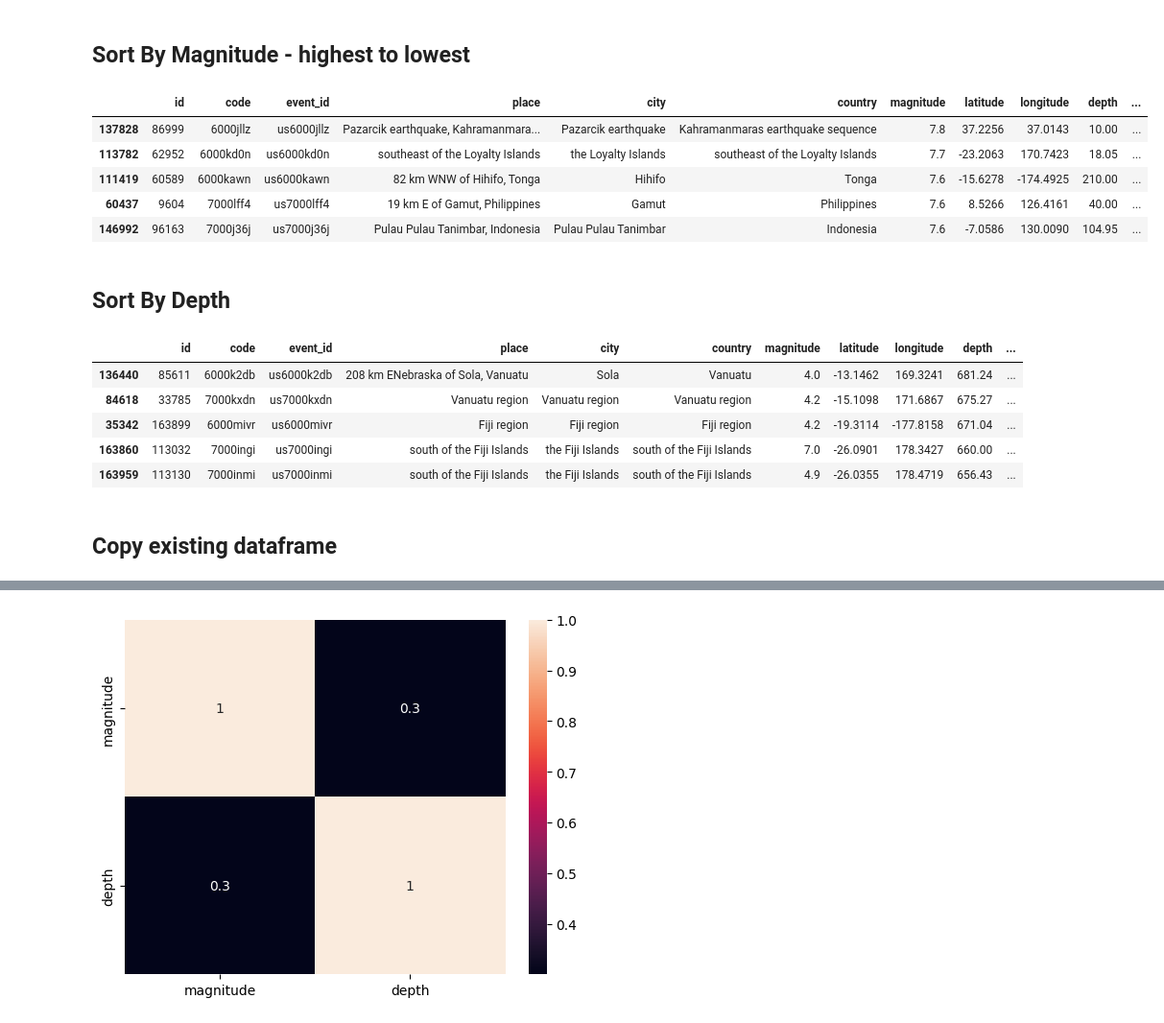
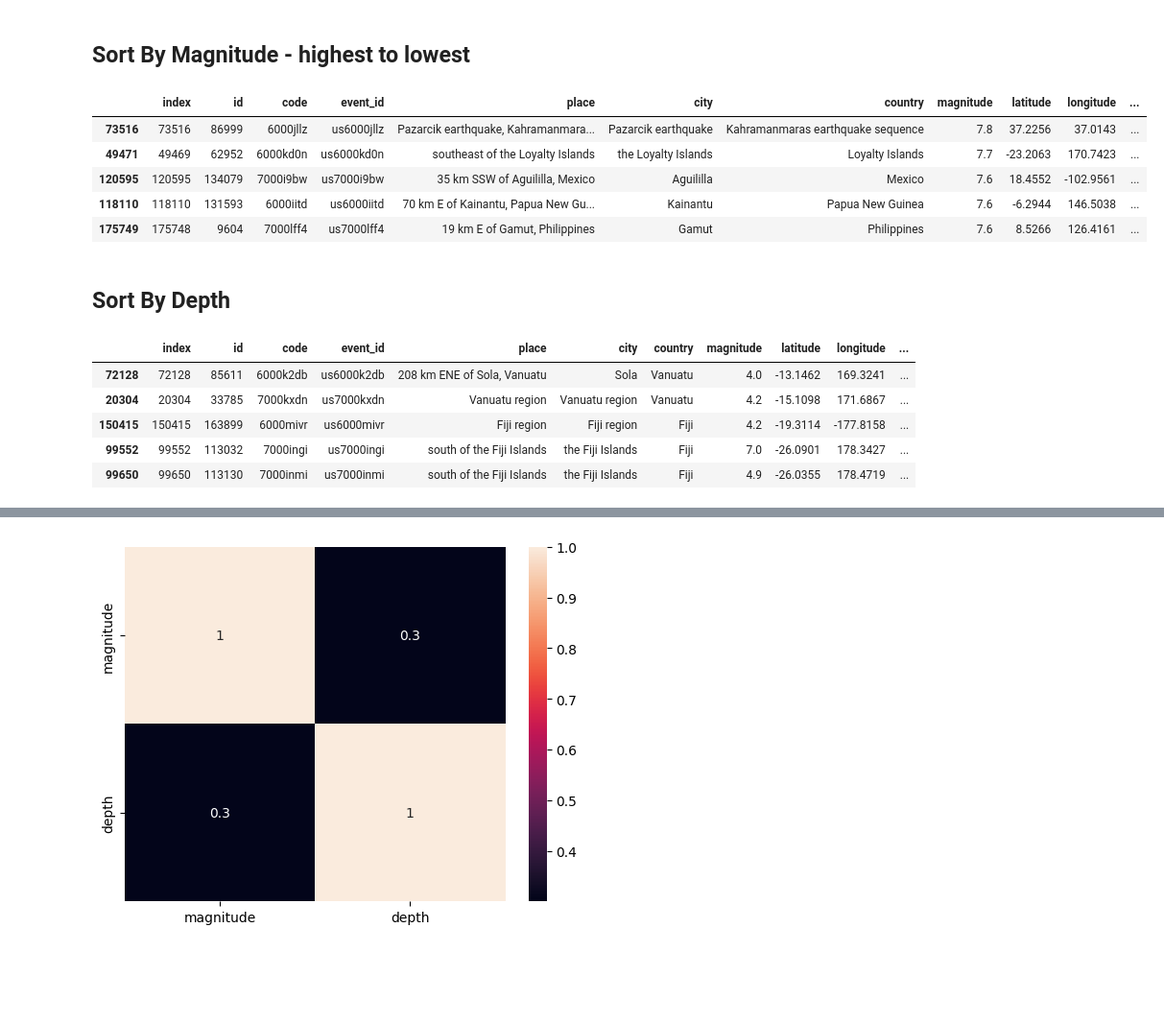
Before and after one commit to victoriacheng15/all-earthquakes-data, a Jupyter notebook: notebooks/visualization.ipynb, the cells around one changed output, grey strips where cells are left out. Shown at 96% size. Cells and saved outputs as stored; diff of their text form; code cells hidden in the pictures; blank space fills up the shorter version.

```diff
--- a/notebooks/visualization.ipynb
+++ b/notebooks/visualization.ipynb
@@ -19,5 +19,5 @@ engine = create_engine(conn)
 # %%
-query = "Select * from raw_data;"
+query = "Select * from updated_data;"
 
 df = pd.read_sql_query(query, conn)
 
@@ -50,24 +48,22 @@ df2.sort_values(by="utc_time", ascending=False).head()
 # %% [markdown]
 ## Sort By Magnitude - highest to lowest
 # %%
-df2.sort_values(by="magnitude", ascending=False).head()
+df.sort_values(by="magnitude", ascending=False).head()
 # %% [output]
-|  | id | code | event_id | place | city | country | magnitude | latitude | longitude | depth | ... |
-| 137828 | 86999 | 6000jllz | us6000jllz | Pazarcik earthquake, Kahramanmara... | Pazarcik earthquake | Kahramanmaras earthquake sequence | 7.8 | 37.2256 | 37.0143 | 10.00 | ... |
-| 113782 | 62952 | 6000kd0n | us6000kd0n | southeast of the Loyalty Islands | the Loyalty Islands | southeast of the Loyalty Islands | 7.7 | -23.2063 | 170.7423 | 18.05 | ... |
-| 111419 | 60589 | 6000kawn | us6000kawn | 82 km WNW of Hihifo, Tonga | Hihifo | Tonga | 7.6 | -15.6278 | -174.4925 | 210.00 | ... |
-| 60437 | 9604 | 7000lff4 | us7000lff4 | 19 km E of Gamut, Philippines | Gamut | Philippines | 7.6 | 8.5266 | 126.4161 | 40.00 | ... |
-| 146992 | 96163 | 7000j36j | us7000j36j | Pulau Pulau Tanimbar, Indonesia | Pulau Pulau Tanimbar | Indonesia | 7.6 | -7.0586 | 130.0090 | 104.95 | ... |
+|  | index | id | code | event_id | place | city | country | magnitude | latitude | longitude | ... |
+| 73516 | 73516 | 86999 | 6000jllz | us6000jllz | Pazarcik earthquake, Kahramanmara... | Pazarcik earthquake | Kahramanmaras earthquake sequence | 7.8 | 37.2256 | 37.0143 | ... |
+| 49471 | 49469 | 62952 | 6000kd0n | us6000kd0n | southeast of the Loyalty Islands | the Loyalty Islands | Loyalty Islands | 7.7 | -23.2063 | 170.7423 | ... |
+| 120595 | 120595 | 134079 | 7000i9bw | us7000i9bw | 35 km SSW of Aguililla, Mexico | Aguililla | Mexico | 7.6 | 18.4552 | -102.9561 | ... |
+| 118110 | 118110 | 131593 | 6000iitd | us6000iitd | 70 km E of Kainantu, Papua New Gu... | Kainantu | Papua New Guinea | 7.6 | -6.2944 | 146.5038 | ... |
+| 175749 | 175748 | 9604 | 7000lff4 | us7000lff4 | 19 km E of Gamut, Philippines | Gamut | Philippines | 7.6 | 8.5266 | 126.4161 | ... |
 # %% [markdown]
 ## Sort By Depth
 # %%
-df2.sort_values(by="depth", ascending=False).head()
+df.sort_values(by="depth", ascending=False).head()
 # %% [output]
-|  | id | code | event_id | place | city | country | magnitude | latitude | longitude | depth | ... |
-| 136440 | 85611 | 6000k2db | us6000k2db | 208 km ENebraska of Sola, Vanuatu | Sola | Vanuatu | 4.0 | -13.1462 | 169.3241 | 681.24 | ... |
-| 84618 | 33785 | 7000kxdn | us7000kxdn | Vanuatu region | Vanuatu region | Vanuatu region | 4.2 | -15.1098 | 171.6867 | 675.27 | ... |
-| 35342 | 163899 | 6000mivr | us6000mivr | Fiji region | Fiji region | Fiji region | 4.2 | -19.3114 | -177.8158 | 671.04 | ... |
-| 163860 | 113032 | 7000ingi | us7000ingi | south of the Fiji Islands | the Fiji Islands | south of the Fiji Islands | 7.0 | -26.0901 | 178.3427 | 660.00 | ... |
-| 163959 | 113130 | 7000inmi | us7000inmi | south of the Fiji Islands | the Fiji Islands | south of the Fiji Islands | 4.9 | -26.0355 | 178.4719 | 656.43 | ... |
+|  | index | id | code | event_id | place | city | country | magnitude | latitude | longitude | ... |
+| 72128 | 72128 | 85611 | 6000k2db | us6000k2db | 208 km ENE of Sola, Vanuatu | Sola | Vanuatu | 4.0 | -13.1462 | 169.3241 | ... |
+| 20304 | 20304 | 33785 | 7000kxdn | us7000kxdn | Vanuatu region | Vanuatu region | Vanuatu | 4.2 | -15.1098 | 171.6867 | ... |
+| 150415 | 150415 | 163899 | 6000mivr | us6000mivr | Fiji region | Fiji region | Fiji | 4.2 | -19.3114 | -177.8158 | ... |
+| 99552 | 99552 | 113032 | 7000ingi | us7000ingi | south of the Fiji Islands | the Fiji Islands | Fiji | 7.0 | -26.0901 | 178.3427 | ... |
+| 99650 | 99650 | 113130 | 7000inmi | us7000inmi | south of the Fiji Islands | the Fiji Islands | Fiji | 4.9 | -26.0355 | 178.4719 | ... |
-# %% [markdown]
-## Copy existing dataframe
```
Also changed, not shown: parts of 29 cells of this notebook, 1 other file.
